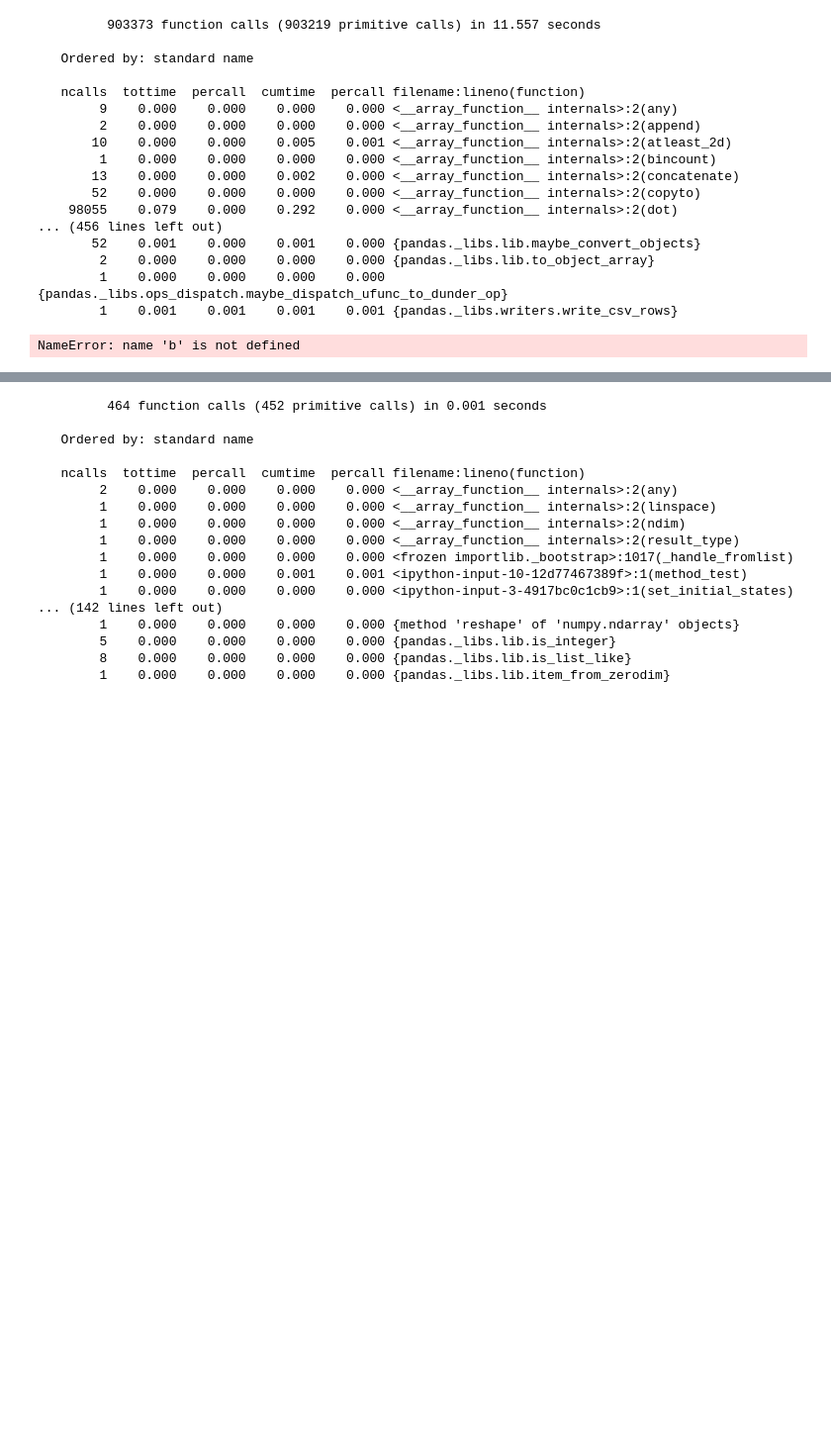
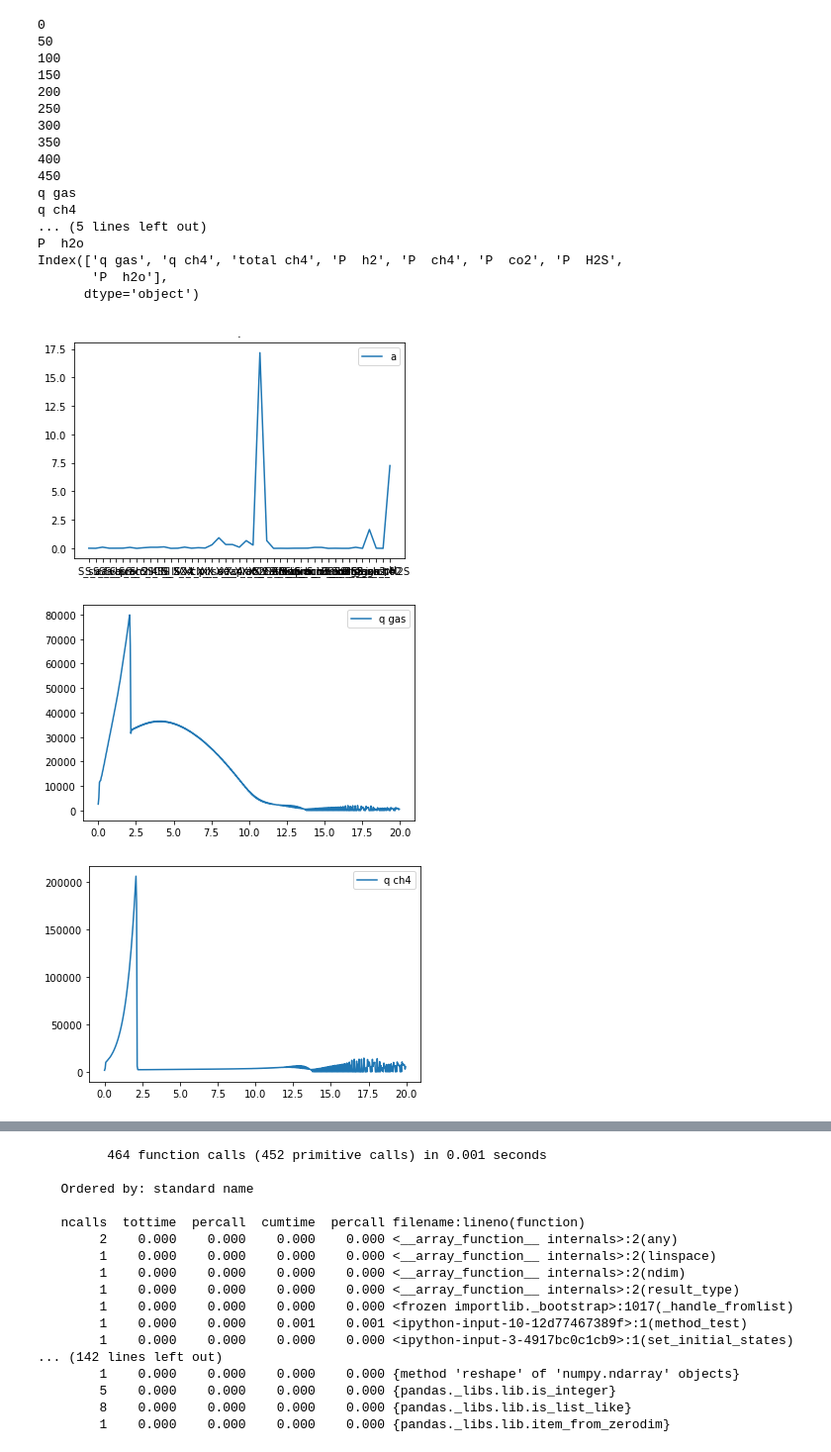
Before and after one commit to DylanDVerburg/ADM1_MRA, a Jupyter notebook: ADM1 opt.ipynb, the cells around one changed output, grey strips where cells are left out. Shown at 99% size. Cells and saved outputs as stored; diff of their text form; code cells hidden in the pictures; blank space fills up the shorter version.

Commit message:
Functions again
changed volumes back to previous values
Changed time to 20 days
Changed solvemethod to RK45 instead of DOP853
Removed influent for batch use
Changed time to be independantly set up.

```diff
--- a/ADM1 opt.ipynb
+++ b/ADM1 opt.ipynb
@@ -28,11 +28,11 @@ T_op =  308.15 #k
 # Physical parameter values used in BSM2 from the Rosen et al (2006) BSM2 report
 
 #testing volume for experiment
-T_ad =  293.15 #K
-V_liq =  2e-4 #m^3
-V_gas =  5e-5 #m^3
+T_ad =  308.15 #K
+V_liq =  3400 #m^3
+V_gas =  300 #m^3
 p_atm =  1.013 #bar
-q_ad =  0 #m^3.d^-1 initial flow rate (can be modified during the simulation by the control algorithm)
+q_ad =  178.4674 #m^3.d^-1 initial flow rate (can be modified during the simulation by the control algorithm)
 
 V_ad = V_liq + V_gas #m^-3
 
@@ -394,7 +394,8 @@ def dyn_sim():
     state_input = setInfluent(0) #setting the influent for the initial time (t0) to be ready for the start of the simulation
 
     ## time array definition
-    t = list(influent_state['time'].values())
+    #t = list(influent_state['time'].values())
+    t = np.linspace(0, 20, 500)
 
     # Initiate the cache data frame for storing simulation results, not doing this in a datafram improves speed
     simulate_results = [] #initialize a container
@@ -412,15 +413,17 @@ def dyn_sim():
 
     # Setting the solver method for the simulate function
     solvermethod = 'DOP853'
+    #solvermethod = 'RK45'
+
     t0=0
     n=0
 
     ## Dynamic simulation
     # Loop for simlating at each time step and feeding the results to the next time step
-    for u in t[1:10]: # set to 100 for testing , should be 't[1:]'
-
+    for u in t[1:]: # set to 100 for testing , should be 't[1:]'
+        if n%50 == 0:  print(n)
         n+=1
-        state_input = setInfluent(n)
+        #state_input = setInfluent(n)
 
         # Span for next time step
         tstep = [t0,u]
@@ -477,36 +480,46 @@ def dyn_sim():
 
     return simulate_results_pd, gasflow_pd, t
 # %%
-cProfile.run('dyn_sim()')
-#a, b, t = dyn_sim()
+#cProfile.run('dyn_sim()')
+a, b, t = dyn_sim()
 gasflow_advanced = b
 
 plt.figure()
 plt.title(f'.')
 plt.plot(a.iloc[1], label = 'a')
 plt.legend()
 
-plt.figure()
-plt.plot(b.iloc[:,:], label = 'l')
+
+for i in b.keys():
+    plt.figure()
+    print(i)
+    plt.plot(t[0:-1], b.loc[:,i], label = i)
 #plt.ylabel("Gibbs free energy of reaction [kJ/Mol]")
 #plt.xlabel("temprature [K]")
-plt.legend()
+    plt.legend()
+
+print(b.keys())
+#b.reset_index()
+#b.set_index(t[0:-1])
+#b.head()
 # %% [output]
-         903373 function calls (903219 primitive calls) in 11.557 seconds
-
-   Ordered by: standard name
-
-   ncalls  tottime  percall  cumtime  percall filename:lineno(function)
-        9    0.000    0.000    0.000    0.000 <__array_function__ internals>:2(any)
-        2    0.000    0.000    0.000    0.000 <__array_function__ internals>:2(append)
-       10    0.000    0.000    0.005    0.001 <__array_function__ internals>:2(atleast_2d)
-        1    0.000    0.000    0.000    0.000 <__array_function__ internals>:2(bincount)
-       13    0.000    0.000    0.002    0.000 <__array_function__ internals>:2(concatenate)
-       52    0.000    0.000    0.000    0.000 <__array_function__ internals>:2(copyto)
-    98055    0.079    0.000    0.292    0.000 <__array_function__ internals>:2(dot)
-... (456 lines left out)
-       52    0.001    0.000    0.001    0.000 {pandas._libs.lib.maybe_convert_objects}
-        2    0.000    0.000    0.000    0.000 {pandas._libs.lib.to_object_array}
-        1    0.000    0.000    0.000    0.000 {pandas._libs.ops_dispatch.maybe_dispatch_ufunc_to_dunder_op}
-        1    0.001    0.001    0.001    0.001 {pandas._libs.writers.write_csv_rows}
+0
+50
+100
+150
+200
+250
+300
+350
+400
+450
+q gas
+q ch4
+... (5 lines left out)
+P  h2o
+Index(['q gas', 'q ch4', 'total ch4', 'P  h2', 'P  ch4', 'P  co2', 'P  H2S',
+       'P  h2o'],
+      dtype='object')
-NameError: name 'b' is not defined
+[figure, added]
+[figure, added]
+[figure, added]
```
Also changed, not shown: parts of 1 cell of this notebook, 2 other files.
